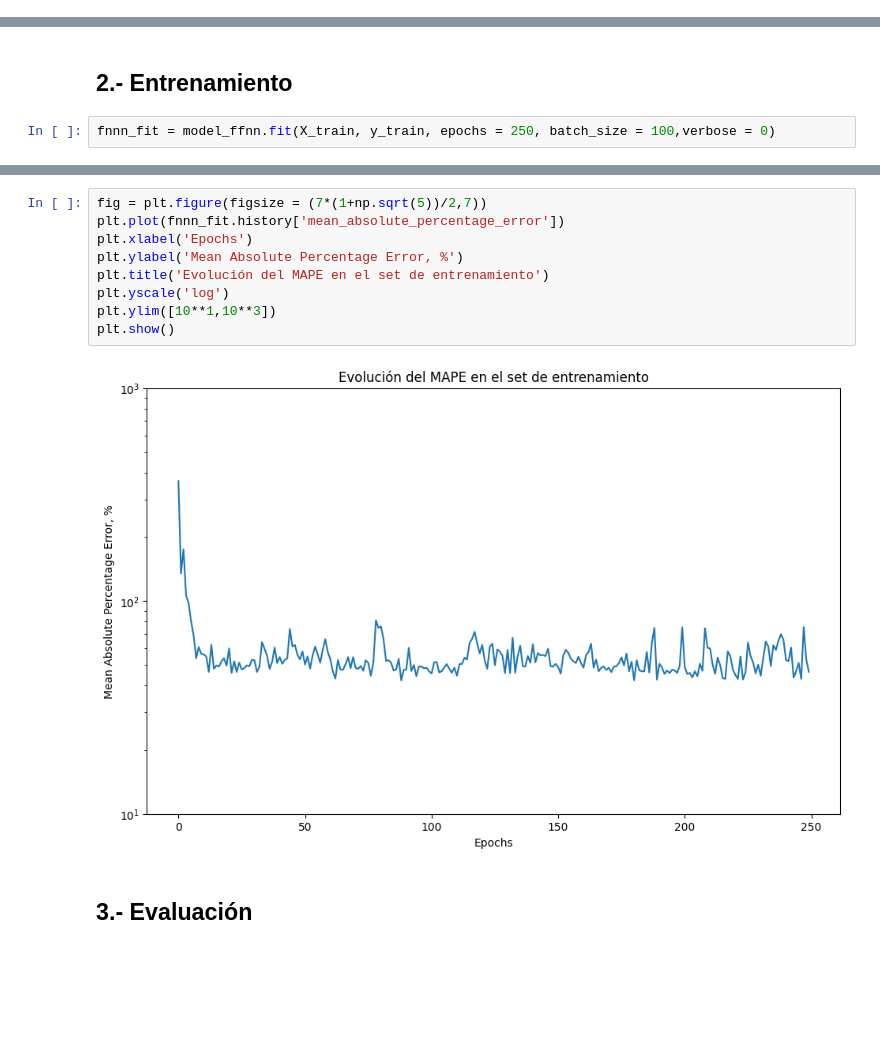
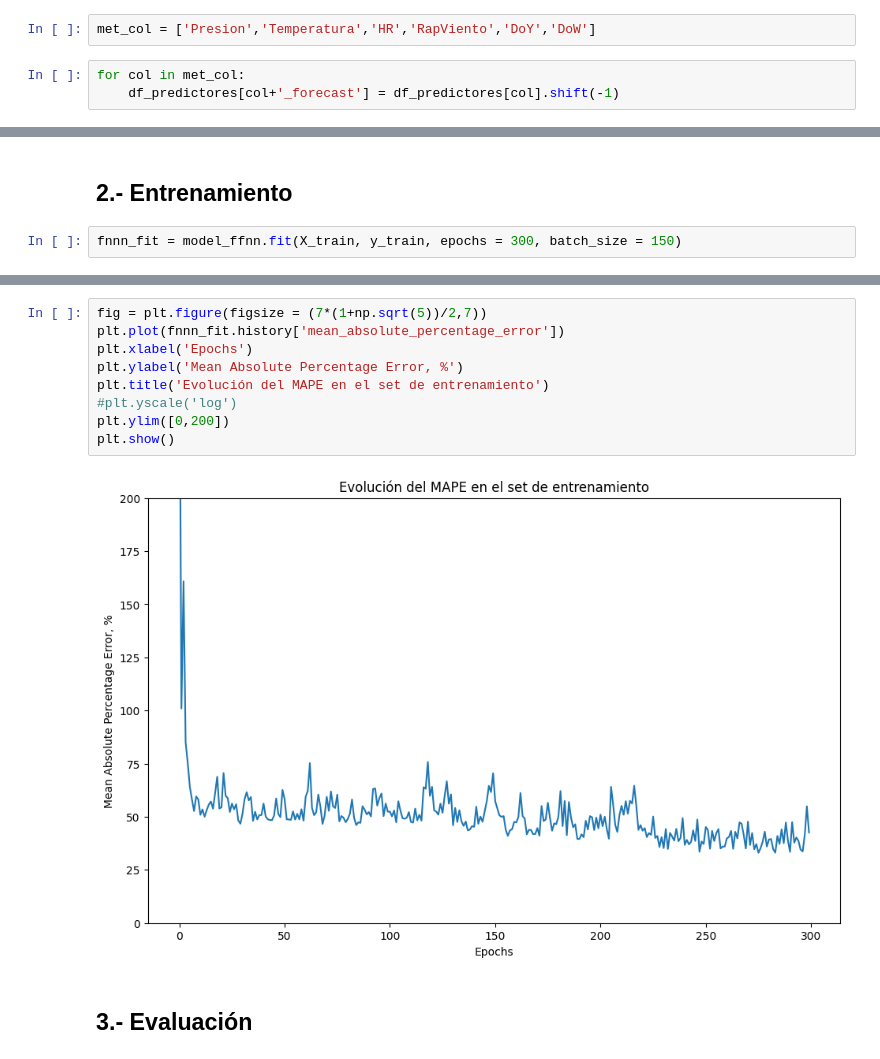
Before and after one commit to Fran-GS-96/Presentacion_NLHPC, a Jupyter notebook: Presentacion_NLHPC.ipynb, the cells around one changed output, grey strips where cells are left out. Saved outputs shown, nothing was run; the diff lists cells and outputs as text; blank space fills up the shorter version.

```diff
--- a/Presentacion_NLHPC.ipynb
+++ b/Presentacion_NLHPC.ipynb
@@ -83,6 +85,11 @@ df_predictores
 | 2022-08-30 | 972.757625 | 7.101256 | 68.694246 | 1.392455 | 8.250000 | 0.639167 | 27.416667 | 29.791667 | 1.762917 | 242.0 | ... |
 | 2022-08-31 | 972.673125 | 6.662520 | 70.505308 | 2.661606 | 10.208333 | 0.696250 | 29.958333 | 33.166667 | 1.745833 | 243.0 | ... |
 1704 rows × 11 columns
+# %%
+met_col = ['Presion','Temperatura','HR','RapViento','DoY','DoW']
+# %%
+for col in met_col:
+    df_predictores[col+'_forecast'] = df_predictores[col].shift(-1)
 # %%
 df_target = c_df_mean['PM25']
 df_target = df_target.shift(-1)
@@ -170,4 +182,4 @@ To enable them in other operations, rebuild TensorFlow with the appropriate comp
 # %% [markdown]
 ## 2.- Entrenamiento
 # %%
-fnnn_fit = model_ffnn.fit(X_train, y_train, epochs = 250, batch_size = 100,verbose = 0)
+fnnn_fit = model_ffnn.fit(X_train, y_train, epochs = 300, batch_size = 150)
@@ -174,14 +204,14 @@ fnnn_fit = model_ffnn.fit(X_train, y_train, epochs = 250, batch_size = 100,verbo
 # %%
 fig = plt.figure(figsize = (7*(1+np.sqrt(5))/2,7))
 plt.plot(fnnn_fit.history['mean_absolute_percentage_error'])
 plt.xlabel('Epochs')
 plt.ylabel('Mean Absolute Percentage Error, %')
 plt.title('Evolución del MAPE en el set de entrenamiento')
-plt.yscale('log')
-plt.ylim([10**1,10**3])
+#plt.yscale('log')
+plt.ylim([0,200])
 plt.show()
 # %% [output]
-[figure, old version]
+[figure, new version]
 # %% [markdown]
 ## 3.- Evaluación
 # %%
```
Also changed, not shown: parts of 21 cells of this notebook, 6 other files.
